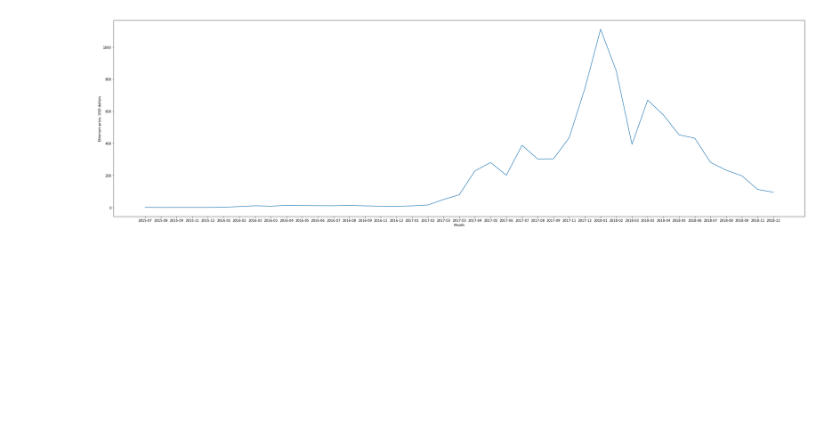
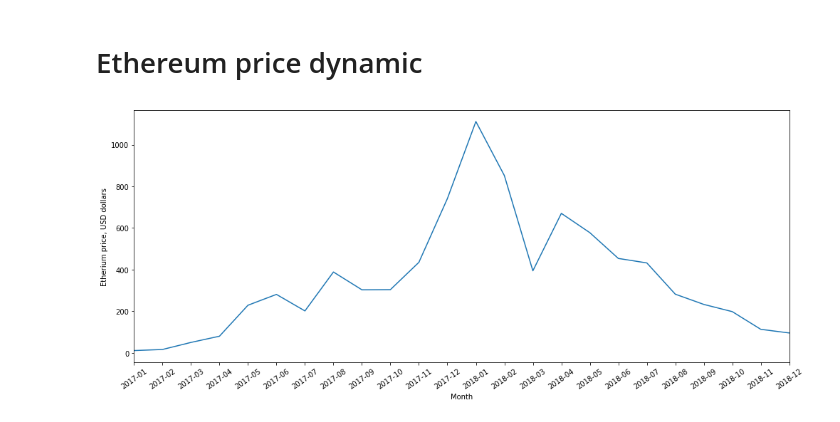
Before and after one commit to Ciroel/EtheriumMiningAnalysis, a Jupyter notebook: Analysis.ipynb, the cells around one changed output. Saved outputs shown, nothing was run; the diff lists cells and outputs as text; code cells hidden in the pictures; blank space fills up the shorter version.

Commit message:
New data

```diff
--- a/Analysis.ipynb
+++ b/Analysis.ipynb
@@ -72,19 +283,25 @@ plt.savefig('pic/profit.png')
+# %% [markdown]
+# Ethereum price dynamic
 # %%
-df_etherium_prices = pd.read_csv('data/ETH-USD.csv')
+df_etherium_prices = pd.read_csv('data/ETH-USD.csv', sep=';')
+# %%
+mask = df_etherium_prices['Date'] >= '2016-12-01'
+df_etherium_prices = df_etherium_prices.loc[mask, :].reset_index(drop=True)
+df_etherium_prices = df_etherium_prices[['Date', 'Adj Close']]
+df_etherium_prices = df_etherium_prices.set_index('Date')
 # %%
 plt.close()
 
-plt.figure(figsize=(30, 9))
-dates = df_etherium_prices['Date'].values
+plt.figure(figsize=(14, 6))
+dates = df_etherium_prices.index
 prices = df_etherium_prices['Adj Close'].values
 
-dates = [date[:-3] for date in dates]
-
+plt.xlim(0, len(dates) - 1)
 plt.plot(prices)
-plt.xticks(list(range(len(dates))), dates)
+plt.xticks(list(range(len(dates))), dates, rotation=35)
 plt.ylabel('Etherium price, USD dollars')
 plt.xlabel('Month')
 plt.tight_layout()
 plt.savefig('pic/etherium_price.png')
 # %% [output]
-[figure, old version]
+[figure, new version]
```
Also changed, not shown: parts of 30 cells of this notebook, 5 other files.
